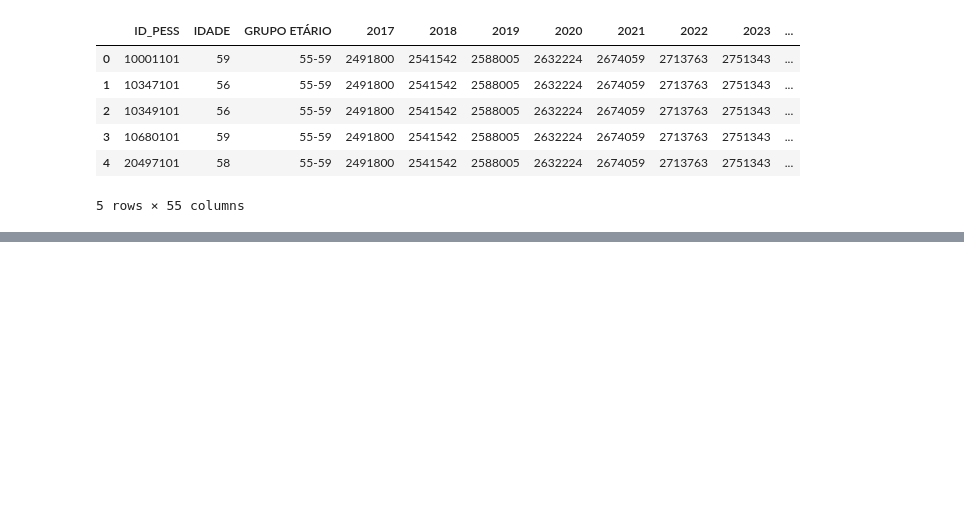
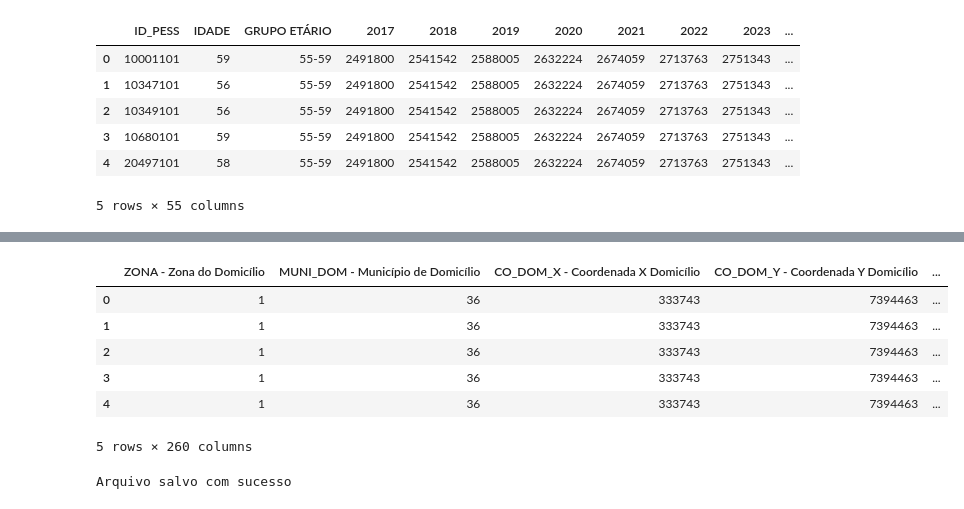
Before and after one commit to univesp-projetos/pesquisa_origem_destino, a Jupyter notebook: OD_2017_cruzamento_de_dados.ipynb, the cells around one changed output, grey strips where cells are left out. Saved outputs shown, nothing was run; the diff lists cells and outputs as text; code cells hidden in the pictures; blank space fills up the shorter version.

Commit message:
atualiza notebook para inclir também o FE viagem

```diff
--- a/OD_2017_cruzamento_de_dados.ipynb
+++ b/OD_2017_cruzamento_de_dados.ipynb
@@ -36,3 +62,24 @@ df.head()
+# %%
+# cria as novas colunas aplicando o fator de expansão da viagem multiplicado pela projeção DO IBGE
+df['FE_VIA_2023'] = df['FE_VIA - Fator de Expansão da Viagem'] * df['FATOR_2017_2023']
+df['FE_VIA_2025'] = df['FE_VIA - Fator de Expansão da Viagem'] * df['FATOR_2017_2025']
+df['FE_VIA_2035'] = df['FE_VIA - Fator de Expansão da Viagem'] * df['FATOR_2017_2035']
+df['FE_VIA_2040'] = df['FE_VIA - Fator de Expansão da Viagem'] * df['FATOR_2017_2040']
+df['FE_VIA_2045'] = df['FE_VIA - Fator de Expansão da Viagem'] * df['FATOR_2017_2045']
+df['FE_VIA_2050'] = df['FE_VIA - Fator de Expansão da Viagem'] * df['FATOR_2017_2050']
+df['FE_VIA_2055'] = df['FE_VIA - Fator de Expansão da Viagem'] * df['FATOR_2017_2055']
+df['FE_VIA_2060'] = df['FE_VIA - Fator de Expansão da Viagem'] * df['FATOR_2017_2060']
+df.head()
+# %% [output]
+|  | ZONA - Zona do Domicílio | MUNI_DOM - Município de Domicílio | CO_DOM_X - Coordenada X Domicílio | CO_DOM_Y - Coordenada Y Domicílio | ... |
+| 0 | 1 | 36 | 333743 | 7394463 | ... |
+| 1 | 1 | 36 | 333743 | 7394463 | ... |
+| 2 | 1 | 36 | 333743 | 7394463 | ... |
+| 3 | 1 | 36 | 333743 | 7394463 | ... |
+| 4 | 1 | 36 | 333743 | 7394463 | ... |
+5 rows × 260 columns
 # %%
 df.to_excel(f'OD_2017_E_IBGE.xlsx', index=False)
 print('Arquivo salvo com sucesso')
+# %% [output]
+Arquivo salvo com sucesso
```
Also changed, not shown: parts of 4 cells of this notebook.
